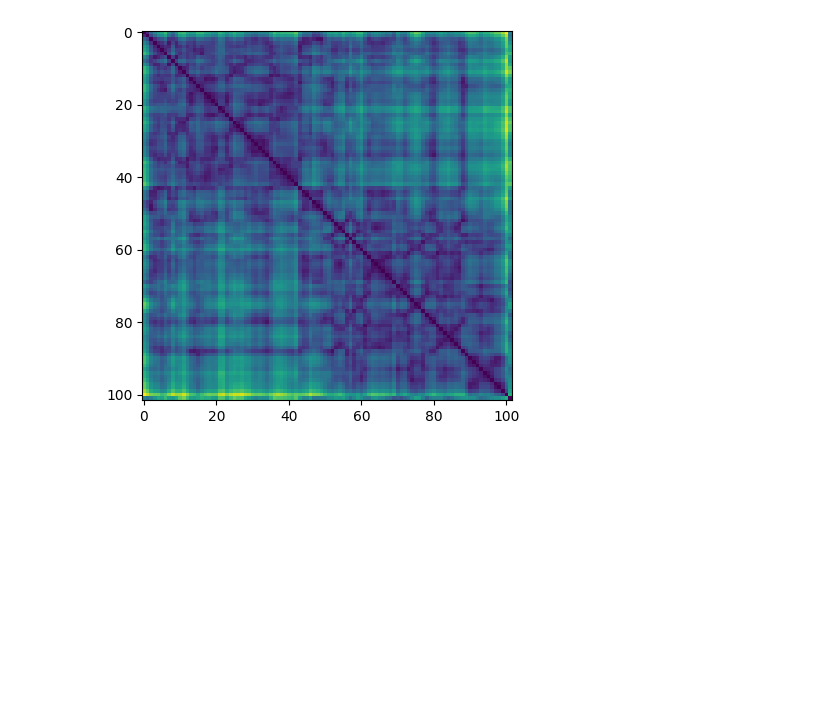
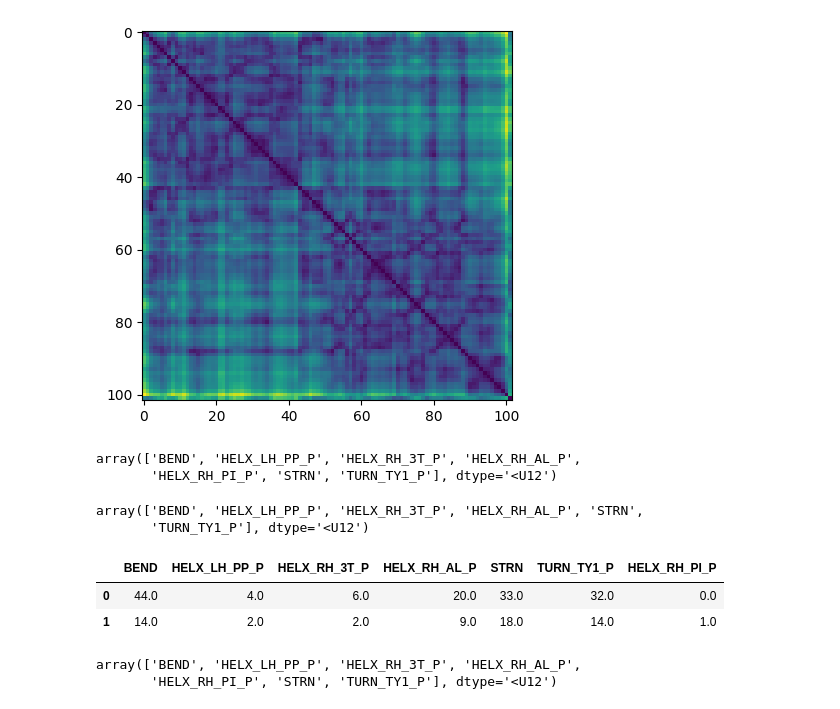
Before and after one commit to SukritTM/comp-bioinfo-project, a Jupyter notebook: scratchpad.ipynb, the cells around one changed output. Saved outputs shown, nothing was run; the diff lists cells and outputs as text; code cells hidden in the pictures; blank space fills up the shorter version.

```diff
--- a/scratchpad.ipynb
+++ b/scratchpad.ipynb
@@ -151,0 +155,33 @@ plt.imshow(distances)
+# %%
+uniques, countses = [], []
+for fname in os.listdir('data\\euk_retrieval\\structures'):
+    path = os.path.join('data\\euk_retrieval\\structures', fname)
+    file = gemmi.cif.read_file(path)
+    block = file.sole_block()
+    unique, counts = np.unique(block.find_loop('_struct_conf.conf_type_id'), return_counts=True)
+    uniques.append(unique)
+    countses.append(counts)
+# %%
+np.unique(np.concat(uniques))
+# %% [output]
+array(['BEND', 'HELX_LH_PP_P', 'HELX_RH_3T_P', 'HELX_RH_AL_P',
+       'HELX_RH_PI_P', 'STRN', 'TURN_TY1_P'], dtype='<U12')
+# %%
+uniques[0]
+# %% [output]
+array(['BEND', 'HELX_LH_PP_P', 'HELX_RH_3T_P', 'HELX_RH_AL_P', 'STRN',
+       'TURN_TY1_P'], dtype='<U12')
+# %%
+s1 = pd.Series(countses[0], index=uniques[0])
+s2 = pd.Series(countses[7], index=uniques[7])
+# %%
+pd.DataFrame([s1, s2]).fillna(0)
+# %% [output]
+|  | BEND | HELX_LH_PP_P | HELX_RH_3T_P | HELX_RH_AL_P | STRN | TURN_TY1_P | HELX_RH_PI_P |
+| 0 | 44.0 | 4.0 | 6.0 | 20.0 | 33.0 | 32.0 | 0.0 |
+| 1 | 14.0 | 2.0 | 2.0 | 9.0 | 18.0 | 14.0 | 1.0 |
+# %%
+uniques[7]
+# %% [output]
+array(['BEND', 'HELX_LH_PP_P', 'HELX_RH_3T_P', 'HELX_RH_AL_P',
+       'HELX_RH_PI_P', 'STRN', 'TURN_TY1_P'], dtype='<U12')
```
Also changed, not shown: parts of 7 cells of this notebook, 2 other files.
